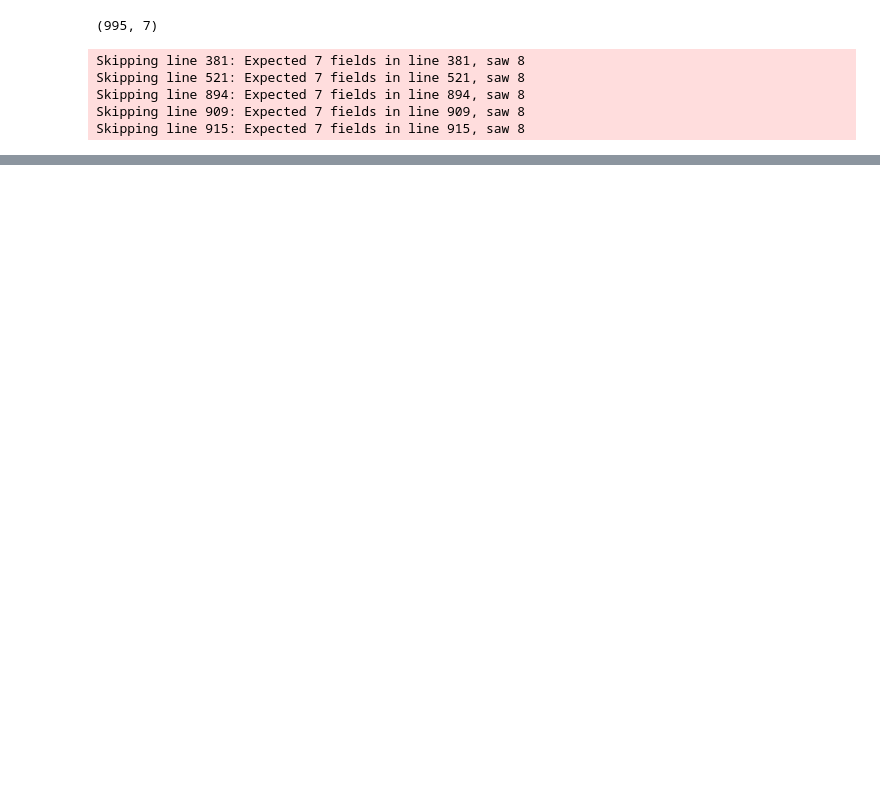
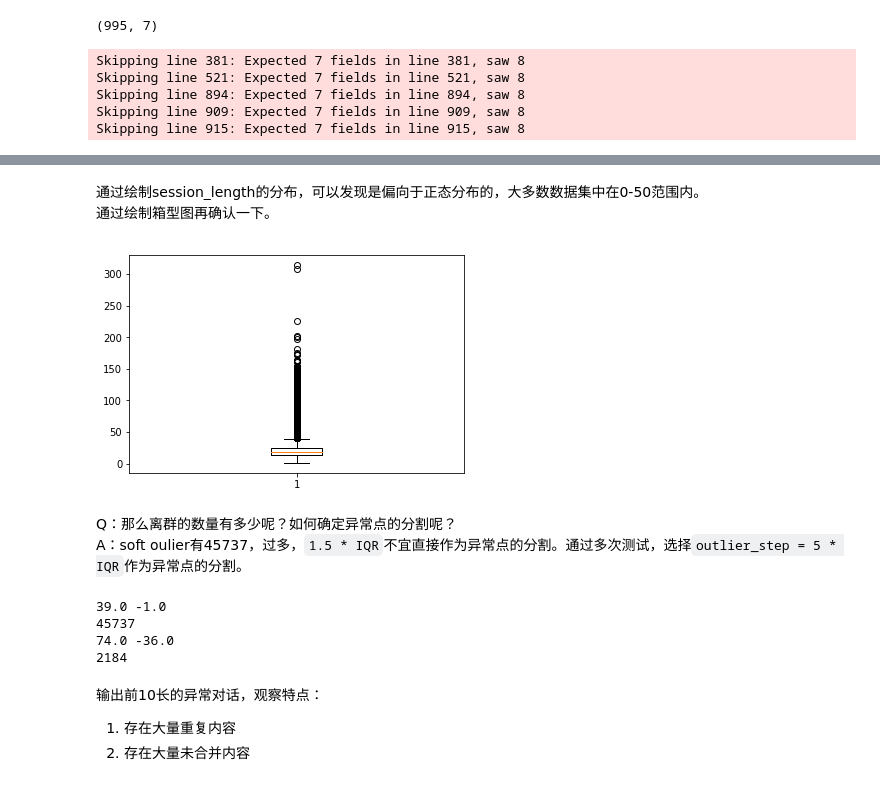
Before and after one commit to EndlessLethe/jddc2019-3th-retrieve-model, a Jupyter notebook: code/Untitled.ipynb, the cells around one changed output, grey strips where cells are left out. Saved outputs shown, nothing was run; the diff lists cells and outputs as text; code cells hidden in the pictures; blank space fills up the shorter version.

```diff
--- a/code/Untitled.ipynb
+++ b/code/Untitled.ipynb
@@ -32,0 +167,44 @@ print(data_chat.shape)
+# %% [markdown]
+通过绘制session_length的分布，可以发现是偏向于正态分布的，大多数数据集中在0-50范围内。
+通过绘制箱型图再确认一下。
+# %%
+plt.boxplot(x_session_length)
+plt.show()
+# %% [output]
+[figure, added]
+# %% [markdown]
+Q：那么离群的数量有多少呢？如何确定异常点的分割呢？
+A：soft oulier有45737，过多，`1.5 * IQR`不宜直接作为异常点的分割。通过多次测试，选择`outlier_step = 5 * IQR`作为异常点的分割。
+# %%
+## Q1为数据占25%的数据值范围
+Q1 = np.percentile(x_session_length, 25)
+
+## Q3为数据占75%的数据范围
+Q3 = np.percentile(x_session_length, 75)
+IQR = Q3 - Q1
+
+## soft 异常值的范围
+outlier_step = 1.5 * IQR
+list_outlier = [x for x in x_session_length if x > Q3 + outlier_step or x < Q1 - outlier_step]
+
+print(Q3 + outlier_step, Q1 - outlier_step)
+
+print(len(list_outlier))
+
+## hard 异常值的范围
+## 这个hard异常值是测试得到的，发现3 * IQR有1w+异常值，但5 * IQR，比较合适
+outlier_step = 5 * IQR
+list_outlier = [x for x in x_session_length if x > Q3 + outlier_step or x < Q1 - outlier_step]
+
+print(Q3 + outlier_step, Q1 - outlier_step)
+
+print(len(list_outlier))
+# %% [output]
+39.0 -1.0
+45737
+74.0 -36.0
+2184
+# %% [markdown]
+输出前10长的异常对话，观察特点：
+1. 存在大量重复内容
+2. 存在大量未合并内容
```
Also changed, not shown: parts of 24 cells of this notebook, 5 other files.
